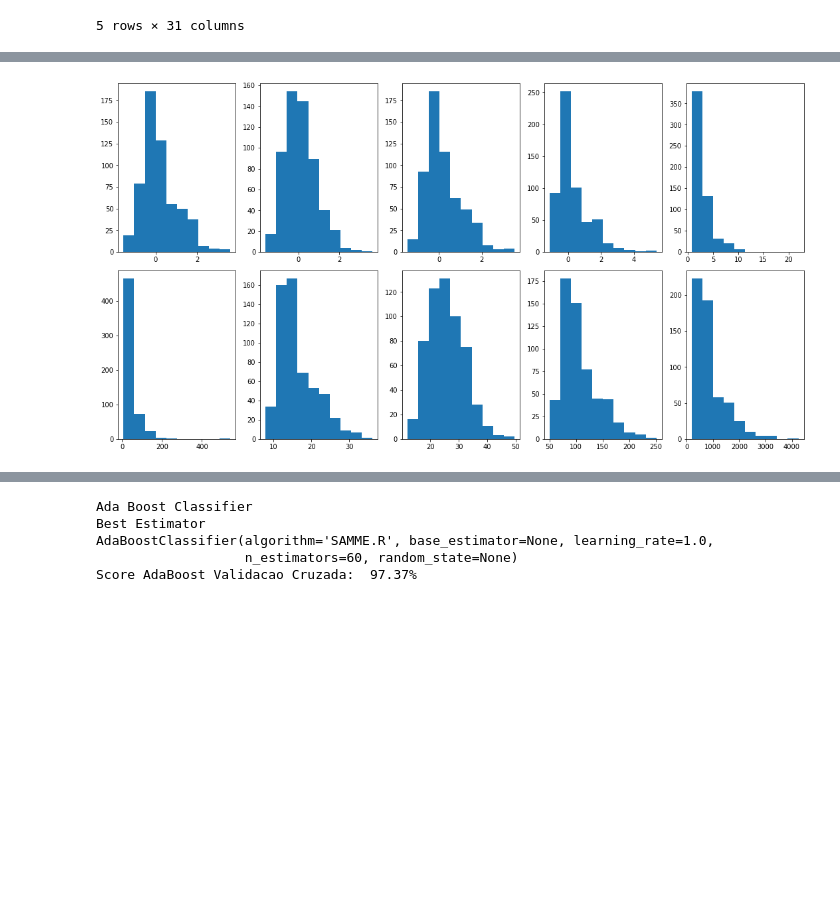
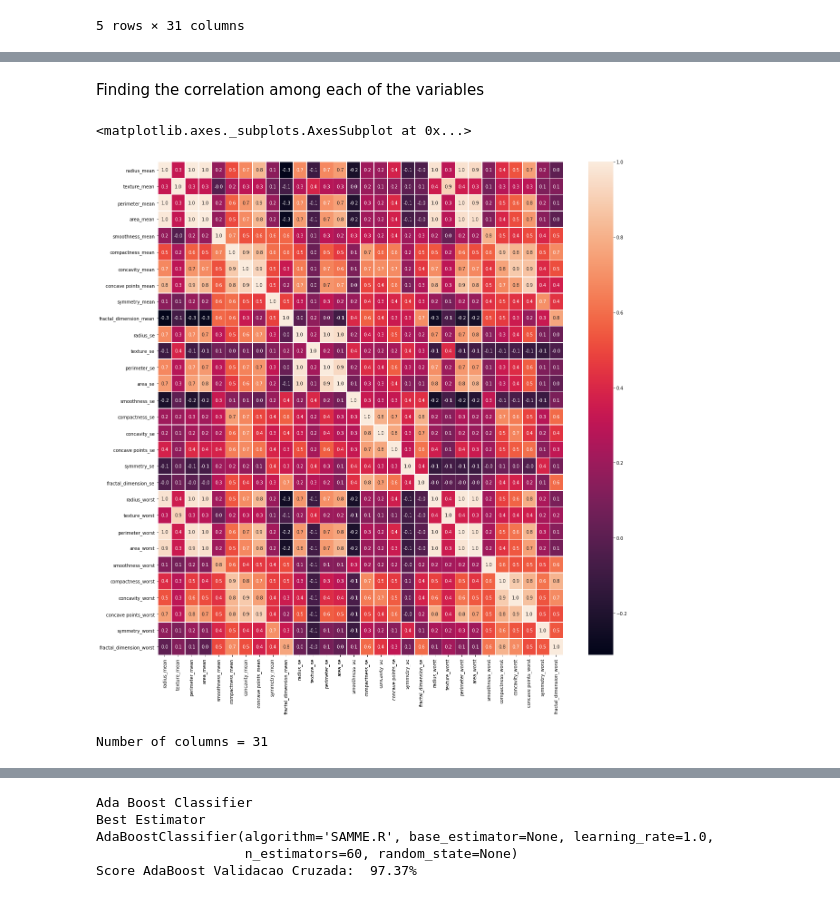
Before and after one commit to danmorales/Kaggle, a Jupyter notebook: Cancer_Wisconsin/Cancer_Winsconsin_Danilo_Kaggle.ipynb, the cells around one changed output, grey strips where cells are left out. Saved outputs shown, nothing was run; the diff lists cells and outputs as text; code cells hidden in the pictures; blank space fills up the shorter version.

```diff
--- a/Cancer_Wisconsin/Cancer_Winsconsin_Danilo_Kaggle.ipynb
+++ b/Cancer_Wisconsin/Cancer_Winsconsin_Danilo_Kaggle.ipynb
@@ -38,15 +47,0 @@ Text(0.5, 1.0, 'Contagem tipo diagnóstico')
-# %%
-fig,ax=plt.subplots(2,5,figsize=(15,8))
-ax[0][0].hist(dados['radius_mean'])
-ax[0][1].hist(dados['texture_mean'])
-ax[0][2].hist(dados['perimeter_mean'])
-ax[0][3].hist(dados['area_mean'])
-ax[0][4].hist(dados['perimeter_se'])
-ax[1][0].hist(dados['area_se'])
-ax[1][1].hist(dados['radius_worst'])
-ax[1][2].hist(dados['texture_worst'])
-ax[1][3].hist(dados['perimeter_worst'])
-ax[1][4].hist(dados['area_worst'])
-plt.tight_layout()
-# %% [output]
-[figure, removed]
@@ -55,0 +48,10 @@ colunas_normalizar = ['radius_mean','texture_mean','perimeter_mean','area_mean',
+# %% [markdown]
+Finding the correlation among each of the variables
+# %%
+corr = dados.corr()
+# %%
+f,ax = plt.subplots(figsize=(20, 20))
+sns.heatmap(corr, annot=True, linewidths=.5, fmt= '.1f',ax=ax)
+# %% [output]
+<matplotlib.axes._subplots.AxesSubplot at 0x...>
+[figure, added]
@@ -55,0 +60,4 @@ colunas_normalizar = ['radius_mean','texture_mean','perimeter_mean','area_mean',
+# %%
+print("Number of columns = {}".format(len(colunas)))
+# %% [output]
+Number of columns = 31
```
Also changed, not shown: parts of 67 cells of this notebook, 1 other file.
